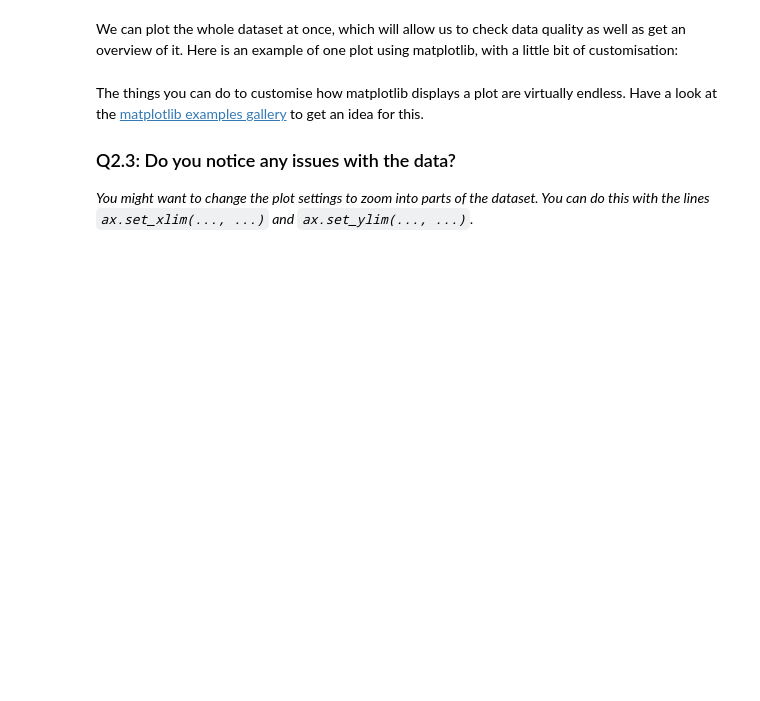
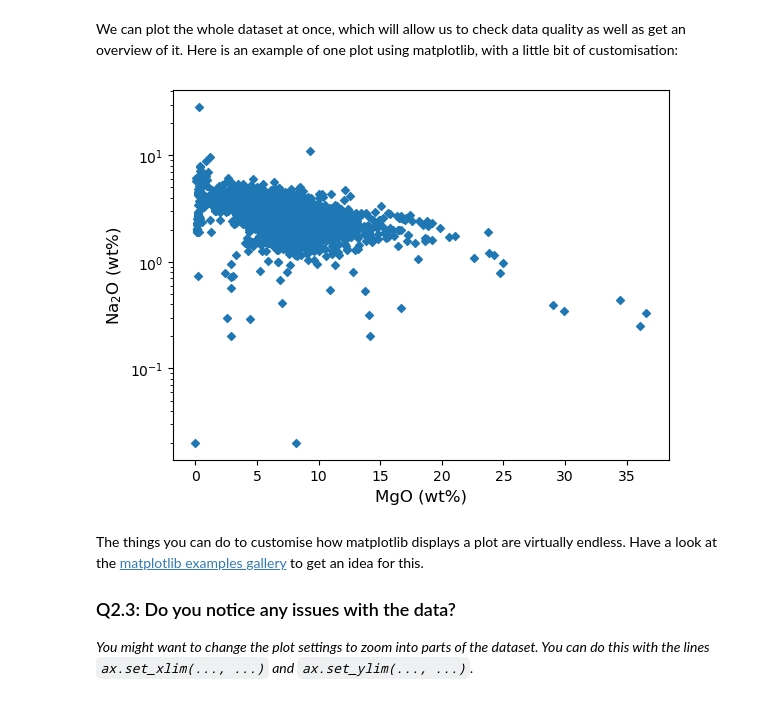
Before and after one commit to 0thomasholland/th675-UG-Code, a Jupyter notebook: Part II/C3 Petrology/C3.4 John/C3.4.P1/P20_SpreadingRidgeTrends_clean.ipynb, the cells around one changed output. Cells and saved outputs as stored; diff of their text form; code cells hidden in the pictures; blank space fills up the shorter version.

```diff
--- a/Part II/C3 Petrology/C3.4 John/C3.4.P1/P20_SpreadingRidgeTrends_clean.ipynb
+++ b/Part II/C3 Petrology/C3.4 John/C3.4.P1/P20_SpreadingRidgeTrends_clean.ipynb
@@ -175,17 +175,23 @@ import matplotlib.pyplot as plt
 # %% [markdown]
 We can plot the whole dataset at once, which will allow us to check data quality as well as get an overview of it. Here is an example of one plot using matplotlib, with a little bit of customisation:
 # %%
-fig, ax = plt.subplots(dpi=350) # Make a figure, and put a set of axes on it, set the display resolution as 350 DPI.
+fig, ax = plt.subplots() # Make a figure, and put a set of axes on it, set the display resolution as 350 DPI.
 
 # Add some scatter points to the axis
 ax.scatter(petdb.MGO, petdb.NA2O)
 
 # Set the axis labels (notice how you make a subscript appear):
 ax.set_xlabel('MgO (wt%)')
 ax.set_ylabel('Na$_2$O (wt%)')
 
+# log y
+
+plt.yscale("log")
+
 # Display the plot
 plt.show()
+# %% [output]
+[figure, added]
 # %% [markdown]
 The things you can do to customise how matplotlib displays a plot are virtually endless. Have a look at the [matplotlib examples gallery](https://matplotlib.org/stable/gallery/index) to get an idea for this.
 
```
Also changed, not shown: parts of 33 cells of this notebook, 4 other files.
